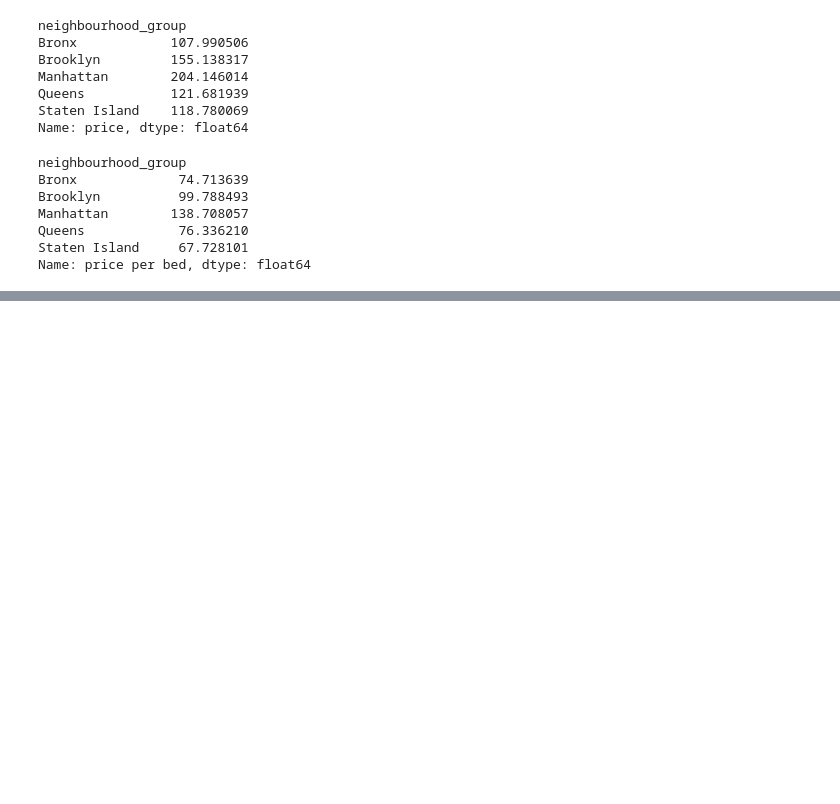
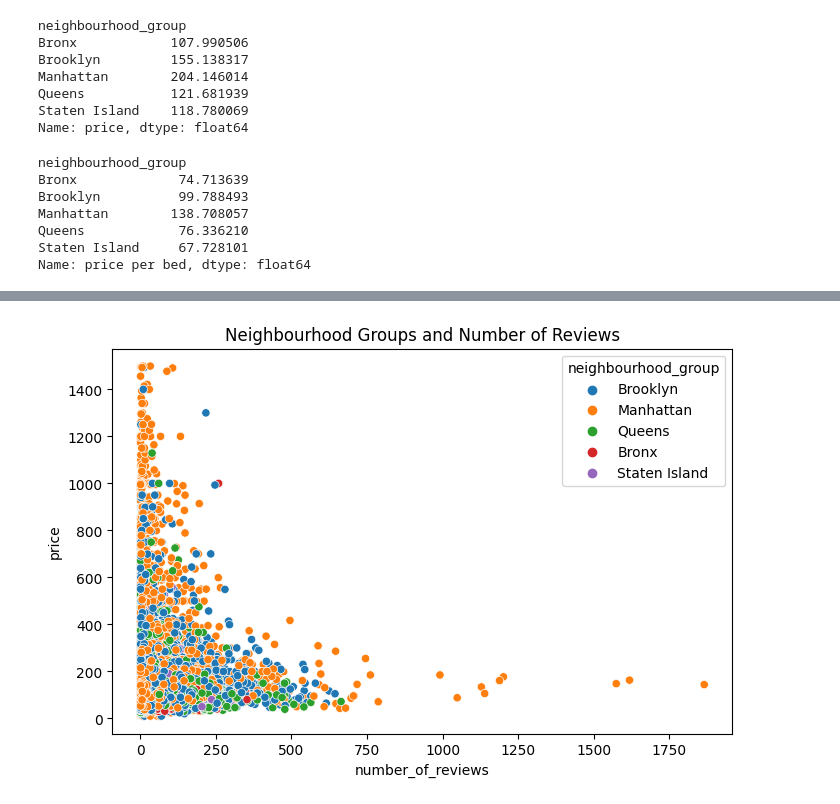
Before and after one commit to MigaraJayasuriya/Airbnb-EDA-Project, a Jupyter notebook: airbnb-eda-project.ipynb, the cells around one changed output, grey strips where cells are left out. Cells and saved outputs as stored; diff of their text form; code cells hidden in the pictures; blank space fills up the shorter version.

```diff
--- a/airbnb-eda-project.ipynb
+++ b/airbnb-eda-project.ipynb
@@ -317,0 +332,9 @@ See the caveats in the documentation: https://pandas.pydata.org/pandas-docs/stab
+# %%
+# Number of reviews and the price relationship
+
+plt.figure(figsize=(8, 5))
+plt.title("Neighbourhood Groups and Number of Reviews")
+sns.scatterplot(data=df, x='number_of_reviews', y='price', hue='neighbourhood_group')
+plt.show()
+# %% [output]
+[figure, added]
```
Also changed, not shown: parts of 11 cells of this notebook.
